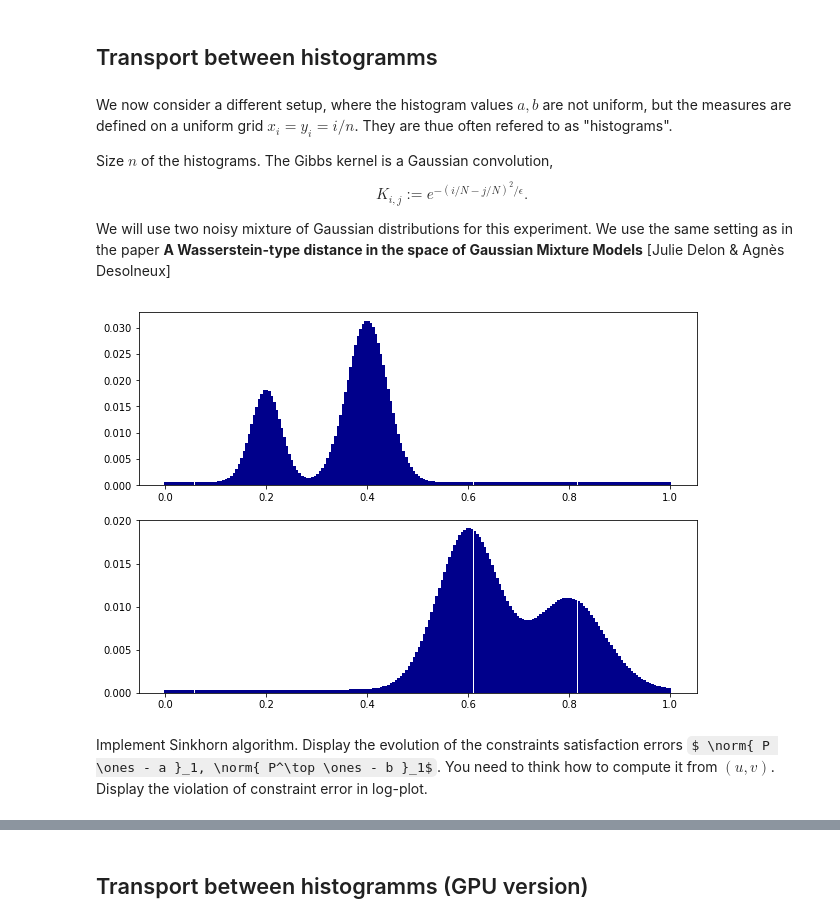
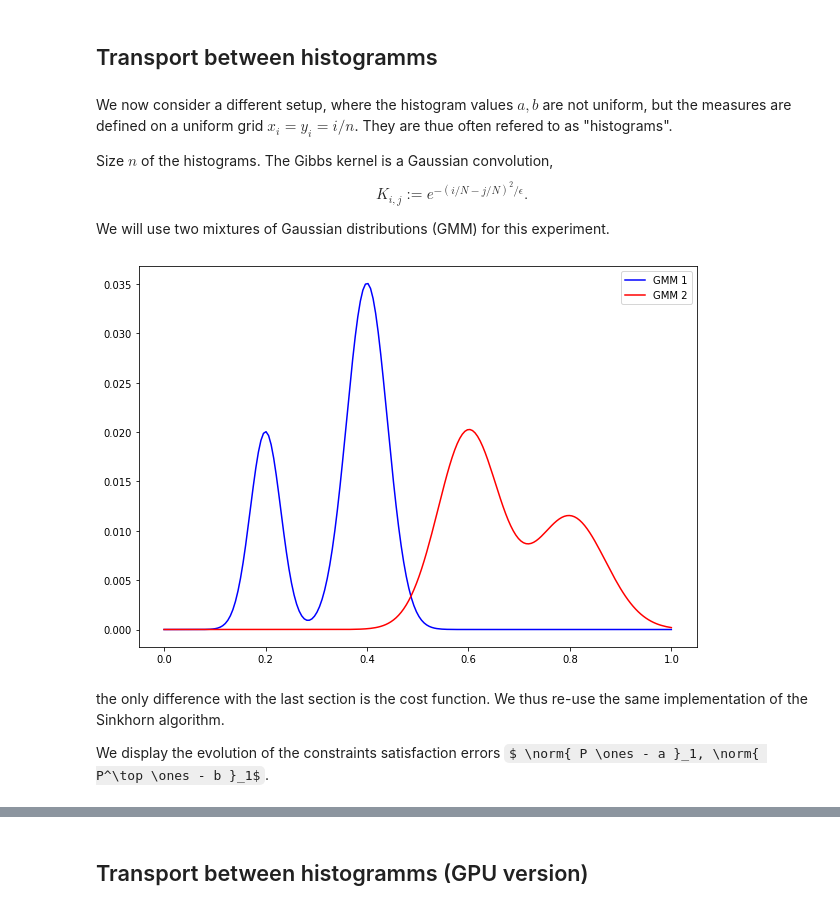
Before and after one commit to DimSum2k/MixtureWasserstein, a Jupyter notebook: TpOptimalTransport.ipynb, the cells around one changed output, grey strips where cells are left out. Cells and saved outputs as stored; diff of their text form; code cells hidden in the pictures; some formulas as TeX source.

```diff
--- a/TpOptimalTransport.ipynb
+++ b/TpOptimalTransport.ipynb
@@ -558,11 +536,11 @@ We take n=58 cities in France as a source, and m=147 cities in Spain/England/Ger
 # %%
 # Get 57 biggest cities in France and 49 biggest cities in Spain, Germany and England
-n = 57
-m = 147
+n = 58
+m = 145
 df_FR = df[df.iso2=="FR"].sort_values("population").iloc[-n:,:].sample(frac=1)
-df_DE = df[df.iso2=="DE"].sort_values("population", ascending=False).iloc[:m//3,:].sample(frac=1)
-df_ES = df[df.iso2=="ES"].sort_values("population", ascending=False).iloc[:m//3,:].sample(frac=1)
-df_GB = df[df.iso2=="GB"].sort_values("population", ascending=False).iloc[:m//3,:].sample(frac=1)
+df_DE = df[df.iso2=="DE"].sort_values("population", ascending=False).iloc[:(m+2)//3,:].sample(frac=1)
+df_ES = df[df.iso2=="ES"].sort_values("population", ascending=False).iloc[:(m+2)//3,:].sample(frac=1)
+df_GB = df[df.iso2=="GB"].sort_values("population", ascending=False).iloc[:(m+2)//3,:].sample(frac=1)
 
 # Keep only lat/long variables
 df_FR.index = df_FR.city_ascii
@@ -757,64 +726,48 @@ $x_i=y_i=i/n$. They are thue often refered to as "histograms".
 Size $n$ of the histograms. The Gibbs kernel is a Gaussian convolution,
 $$ K_{i,j} := e^{ -(i/N-j/N)^2/\epsilon }. $$
 
-We will use two noisy mixture of Gaussian distributions for this experiment. We use the same setting as in the paper **A Wasserstein-type distance in the space of Gaussian Mixture Models** [Julie Delon & Agnès Desolneux]
+We will use two mixtures of Gaussian distributions (GMM) for this experiment.
 # %%
 import scipy.stats as sps
 
 def densite_theorique(mu,sigma,alpha,x):
-    # compute the 1D GMM density with parameters (mu,sigma) and weights alpha  at x
+    '''compute the 1D GMM density with parameters (mu,sigma) and weights alpha  at x'''
     K=mu.shape[0]
     y=0
-    #y=np.zeros(len(x))
     for j in range(K):
         y+=alpha[j]*sps.norm.pdf(x,loc=mu[j,:],scale=sigma[j,:,:])
     return y.reshape(x.shape)
 
 # first GMM
 d=1  # space dimension
 pi0 = np.array([.3,.7])
 mu0 = np.array([[.2,.4]]).T
 S0  = np.array([[[.03]],[[.04]]])
 K0  = pi0.shape[0]
 
 # second GMM
 pi1 = np.array([.6,.4])
 mu1 = np.array([[.6,.8]]).T
 S1 = np.array([[[.06]],[[.07]]])
 K1 = pi1.shape[0]
 
 # GMM densities
-normalize = lambda a: a/np.sum(a)
 N    = 200
 x    = np.linspace(0,1,num=N)
 vmin = .02;
 gmm0 = densite_theorique(mu0,S0,pi0,x)
-#gmm0 = gmm0/gmm0.sum()
-a = normalize( gmm0+np.max(gmm0)*vmin)
+a = gmm0/gmm0.sum()
 gmm1 = densite_theorique(mu1,S1,pi1,x)
-#gmm1 = gmm1/gmm1.sum()
-b = normalize( gmm1+np.max(gmm1)*vmin)
+b = gmm1/gmm1.sum()
 
-# display densities
-#plt.plot(x,a,'b',label='mu_0')
-#plt.plot(x,b,'r',label='mu_1')
-#plt.legend();
-
+#display densities
 plt.figure(figsize = (10,7))
-
-plt.subplot(2, 1, 1)
-plt.bar(x, a, width = 1/len(x), color = "darkblue")
-plt.subplot(2, 1, 2)
-plt.bar(x, b, width = 1/len(x), color = "darkblue")
-
+plt.plot(x,a,'b',label='GMM 1')
+plt.plot(x,b,'r',label='GMM 2')
+plt.legend();
 plt.show()
 # %% [output]
-[figure, old version]
+[figure, new version]
-# %% [markdown]
-Implement Sinkhorn algorithm.
-Display the evolution of the constraints satisfaction errors
-$ \norm{ P \ones - a }_1, \norm{ P^\top \ones - b }_1$. You need to think how to compute it from $(u,v)$.
-Display the violation of constraint error in log-plot.
 # %%
 # Regularization strength
 epsilon = (.03)**2
@@ -822,4 +775,9 @@ epsilon = (.03)**2
 # Cost matrix
 [Y,X] = np.meshgrid(x,x)
 C = (X-Y)**2
+# %% [markdown]
+the only difference with the last section is the cost function. We thus re-use the same implementation of the Sinkhorn algorithm.
+
+We display the evolution of the constraints satisfaction errors
+$ \norm{ P \ones - a }_1, \norm{ P^\top \ones - b }_1$.
 # %%
```
Also changed, not shown: parts of 89 cells of this notebook, 21 other files.
